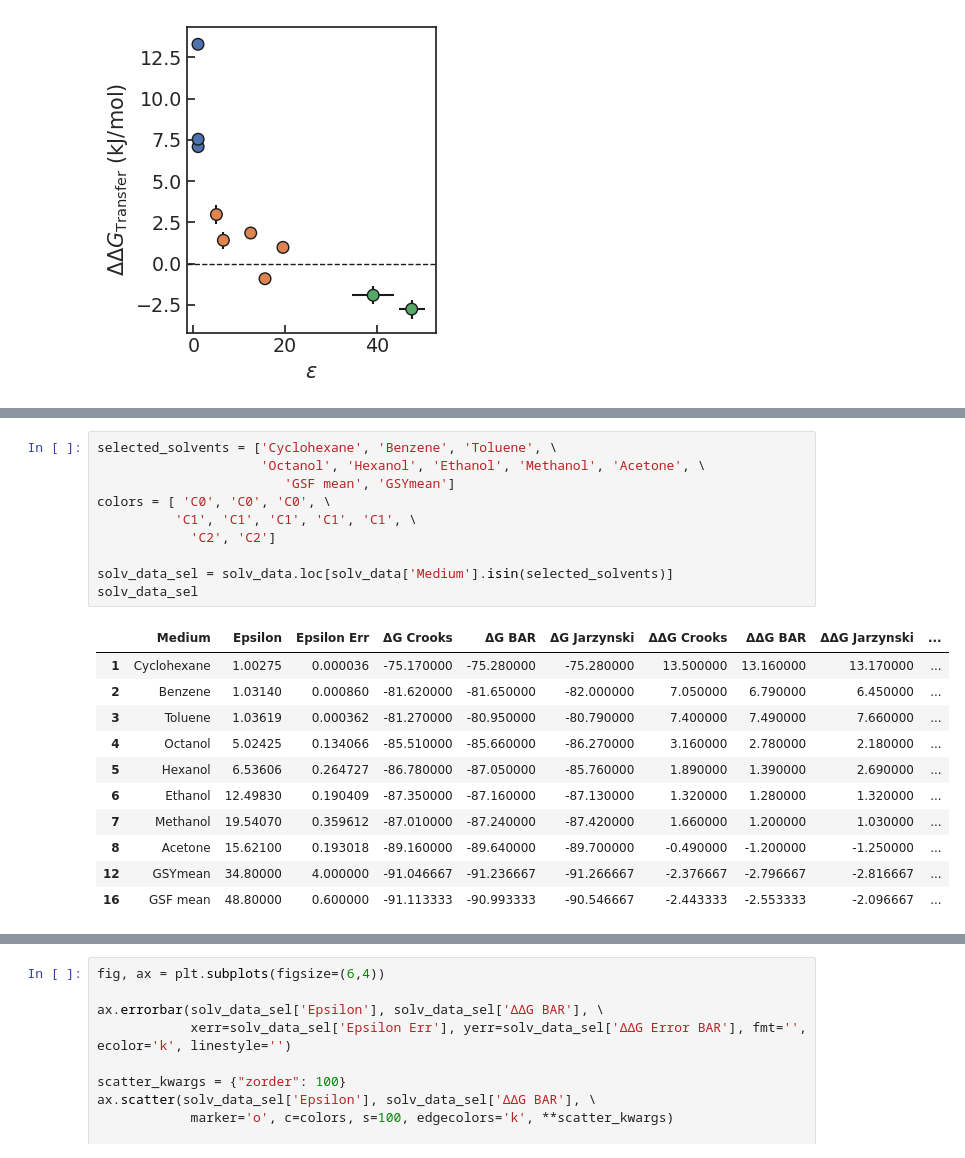
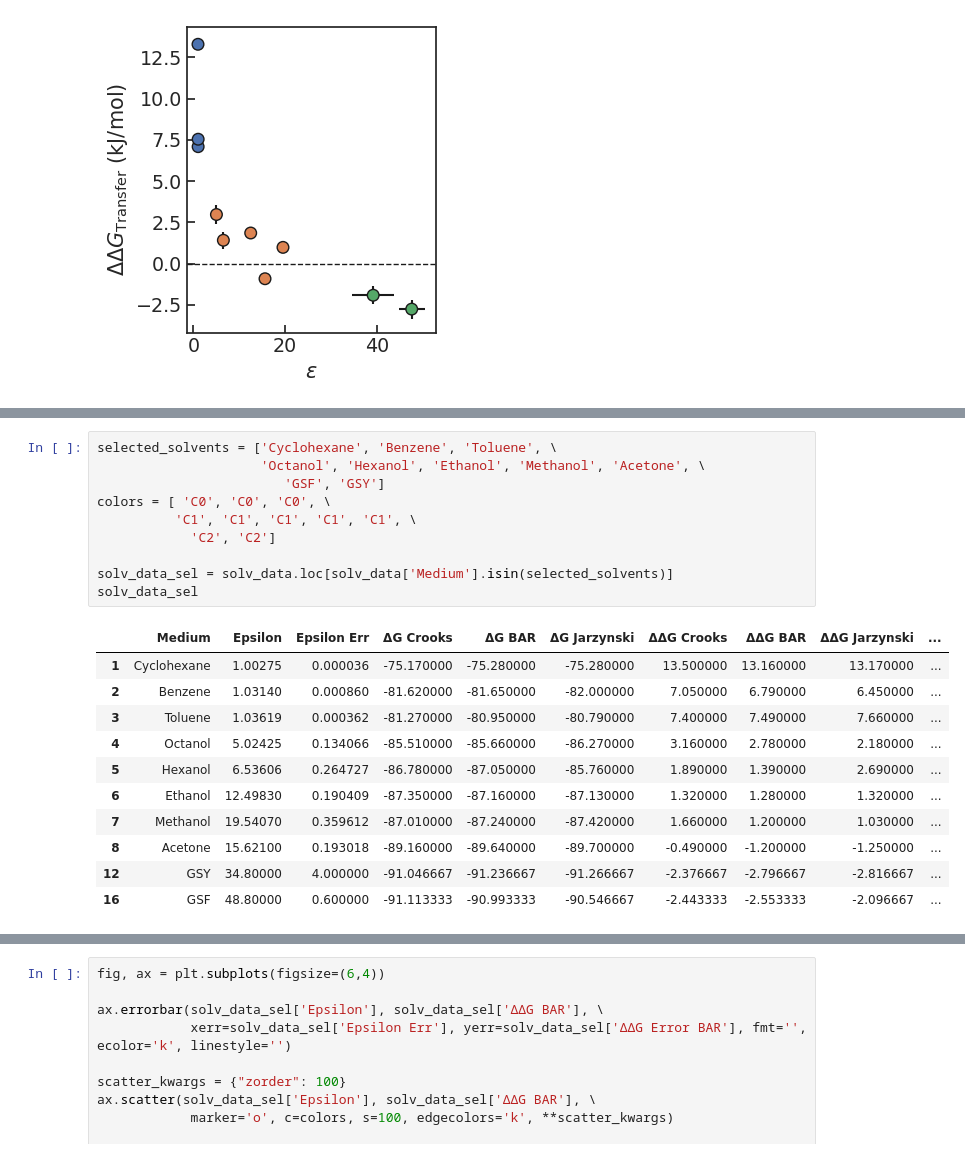
Before and after one commit to BioKT/Stickers, a Jupyter notebook: PHETYR/analysis_switch.ipynb, the cells around one changed output, grey strips where cells are left out. Drawn from its saved outputs; the diff is of its cells as text.

```diff
--- a/PHETYR/analysis_switch.ipynb
+++ b/PHETYR/analysis_switch.ipynb
@@ -88,25 +88,25 @@ solv_data
 # %%
 selected_solvents = ['Cyclohexane', 'Benzene', 'Toluene', \
                      'Octanol', 'Hexanol', 'Ethanol', 'Methanol', 'Acetone', \
-                        'GSF mean', 'GSYmean']
+                        'GSF', 'GSY']
 colors = [ 'C0', 'C0', 'C0', \
           'C1', 'C1', 'C1', 'C1', 'C1', \
             'C2', 'C2']
 
 solv_data_sel = solv_data.loc[solv_data['Medium'].isin(selected_solvents)]
 solv_data_sel
 # %% [output]
 |  | Medium | Epsilon | Epsilon Err | ΔG Crooks | ΔG BAR | ΔG Jarzynski | ΔΔG Crooks | ΔΔG BAR | ΔΔG Jarzynski | ... |
 | 1 | Cyclohexane | 1.00275 | 0.000036 | -75.170000 | -75.280000 | -75.280000 | 13.500000 | 13.160000 | 13.170000 | ... |
 | 2 | Benzene | 1.03140 | 0.000860 | -81.620000 | -81.650000 | -82.000000 | 7.050000 | 6.790000 | 6.450000 | ... |
 | 3 | Toluene | 1.03619 | 0.000362 | -81.270000 | -80.950000 | -80.790000 | 7.400000 | 7.490000 | 7.660000 | ... |
 | 4 | Octanol | 5.02425 | 0.134066 | -85.510000 | -85.660000 | -86.270000 | 3.160000 | 2.780000 | 2.180000 | ... |
 | 5 | Hexanol | 6.53606 | 0.264727 | -86.780000 | -87.050000 | -85.760000 | 1.890000 | 1.390000 | 2.690000 | ... |
 | 6 | Ethanol | 12.49830 | 0.190409 | -87.350000 | -87.160000 | -87.130000 | 1.320000 | 1.280000 | 1.320000 | ... |
 | 7 | Methanol | 19.54070 | 0.359612 | -87.010000 | -87.240000 | -87.420000 | 1.660000 | 1.200000 | 1.030000 | ... |
 | 8 | Acetone | 15.62100 | 0.193018 | -89.160000 | -89.640000 | -89.700000 | -0.490000 | -1.200000 | -1.250000 | ... |
-| 12 | GSYmean | 34.80000 | 4.000000 | -91.046667 | -91.236667 | -91.266667 | -2.376667 | -2.796667 | -2.816667 | ... |
-| 16 | GSF mean | 48.80000 | 0.600000 | -91.113333 | -90.993333 | -90.546667 | -2.443333 | -2.553333 | -2.096667 | ... |
+| 12 | GSY | 34.80000 | 4.000000 | -91.046667 | -91.236667 | -91.266667 | -2.376667 | -2.796667 | -2.816667 | ... |
+| 16 | GSF | 48.80000 | 0.600000 | -91.113333 | -90.993333 | -90.546667 | -2.443333 | -2.553333 | -2.096667 | ... |
 # %%
 fig, ax = plt.subplots(figsize=(5,4))
 barh = plt.barh(solv_data_sel['Medium'], solv_data_sel['ΔΔG BAR'], xerr=solv_data_sel['ΔΔG Error BAR'],  color=colors)
```
Also changed, not shown: parts of 2 cells of this notebook.
